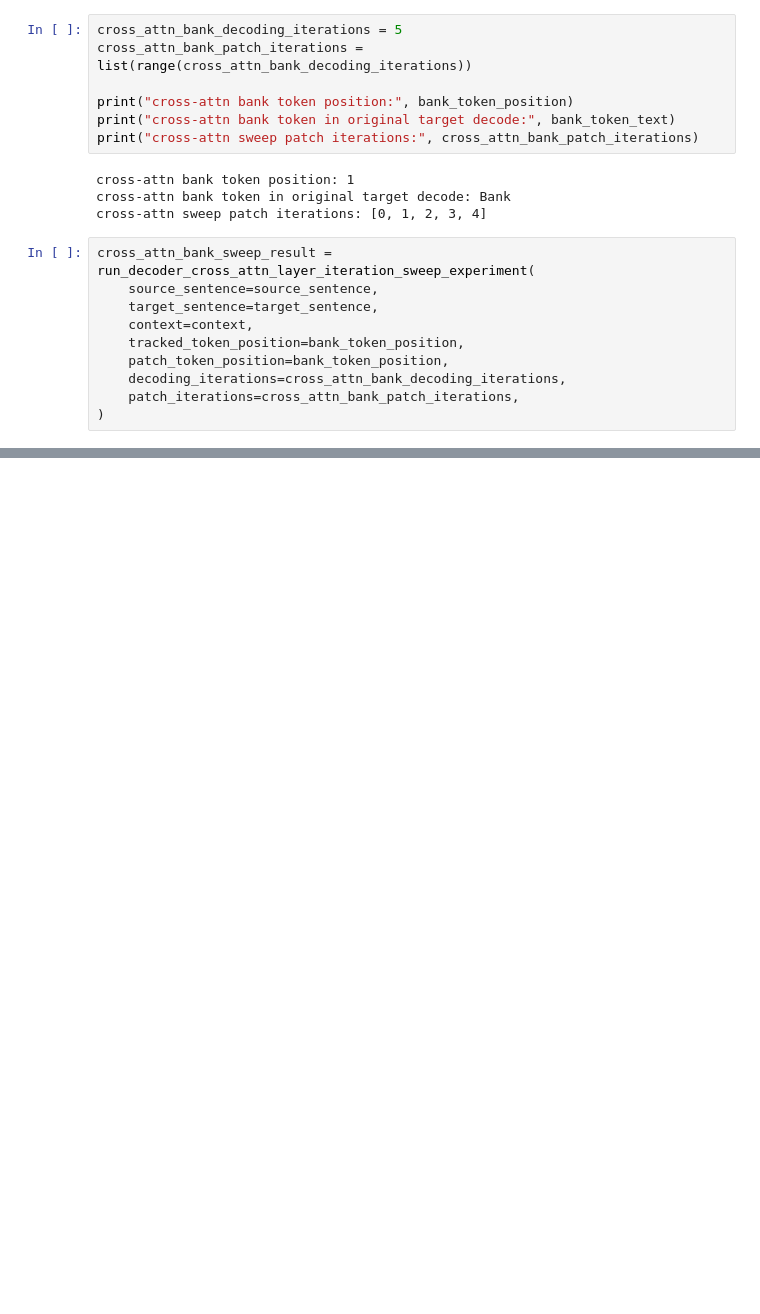
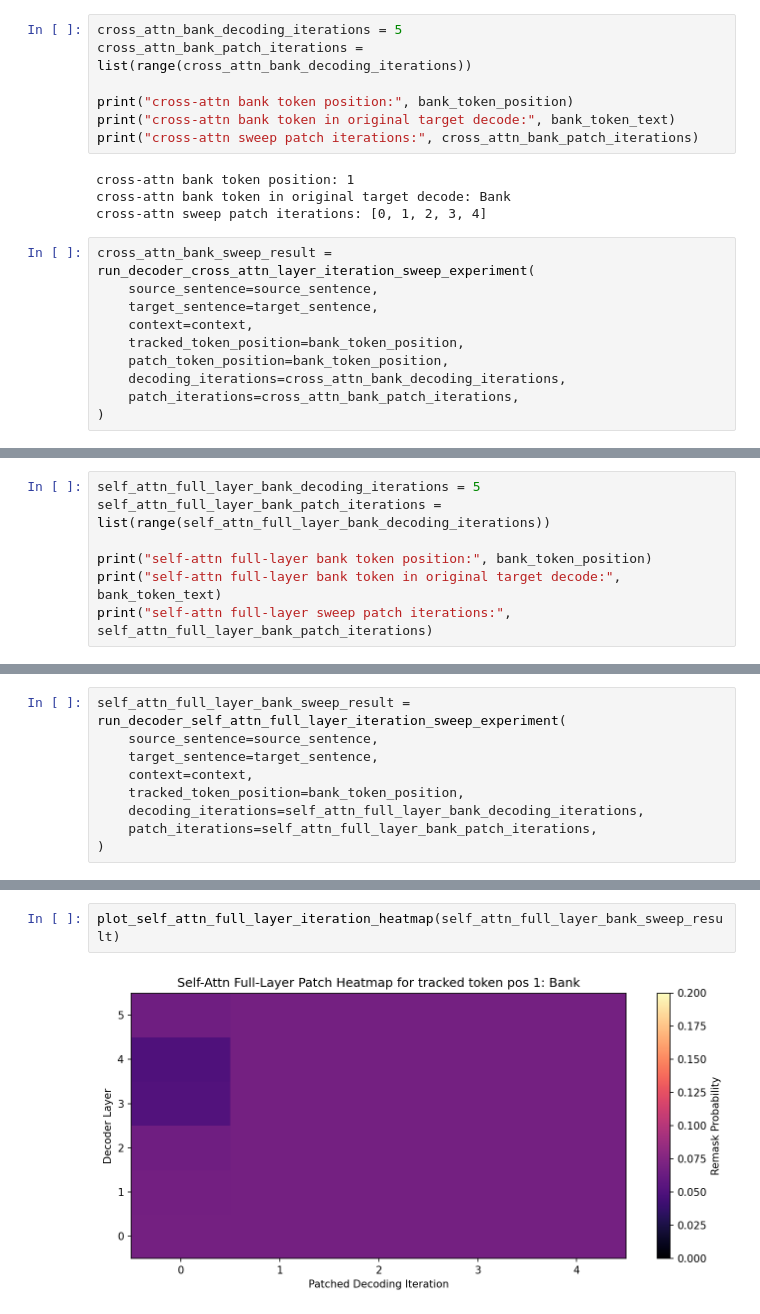
Before and after one commit to MD-BH/MLLM-Final, a Jupyter notebook: Mask-Predict/demo.ipynb, the cells around one changed output, grey strips where cells are left out. Saved outputs shown, nothing was run; the diff lists cells and outputs as text; blank space fills up the shorter version.

Commit message:
add: full-layer attn patching

```diff
--- a/Mask-Predict/demo.ipynb
+++ b/Mask-Predict/demo.ipynb
@@ -500,0 +461,7 @@ plot_cross_attn_layer_iteration_heatmap(cross_attn_bank_sweep_result)
+# %%
+self_attn_full_layer_bank_decoding_iterations = 5
+self_attn_full_layer_bank_patch_iterations = list(range(self_attn_full_layer_bank_decoding_iterations))
+
+print("self-attn full-layer bank token position:", bank_token_position)
+print("self-attn full-layer bank token in original target decode:", bank_token_text)
+print("self-attn full-layer sweep patch iterations:", self_attn_full_layer_bank_patch_iterations)
@@ -500,0 +472,9 @@ plot_cross_attn_layer_iteration_heatmap(cross_attn_bank_sweep_result)
+# %%
+self_attn_full_layer_bank_sweep_result = run_decoder_self_attn_full_layer_iteration_sweep_experiment(
+    source_sentence=source_sentence,
+    target_sentence=target_sentence,
+    context=context,
+    tracked_token_position=bank_token_position,
+    decoding_iterations=self_attn_full_layer_bank_decoding_iterations,
+    patch_iterations=self_attn_full_layer_bank_patch_iterations,
+)
@@ -500,0 +507,4 @@ plot_cross_attn_layer_iteration_heatmap(cross_attn_bank_sweep_result)
+# %%
+plot_self_attn_full_layer_iteration_heatmap(self_attn_full_layer_bank_sweep_result)
+# %% [output]
+[figure, added]
```
Also changed, not shown: parts of 11 cells of this notebook, 2 other files.
